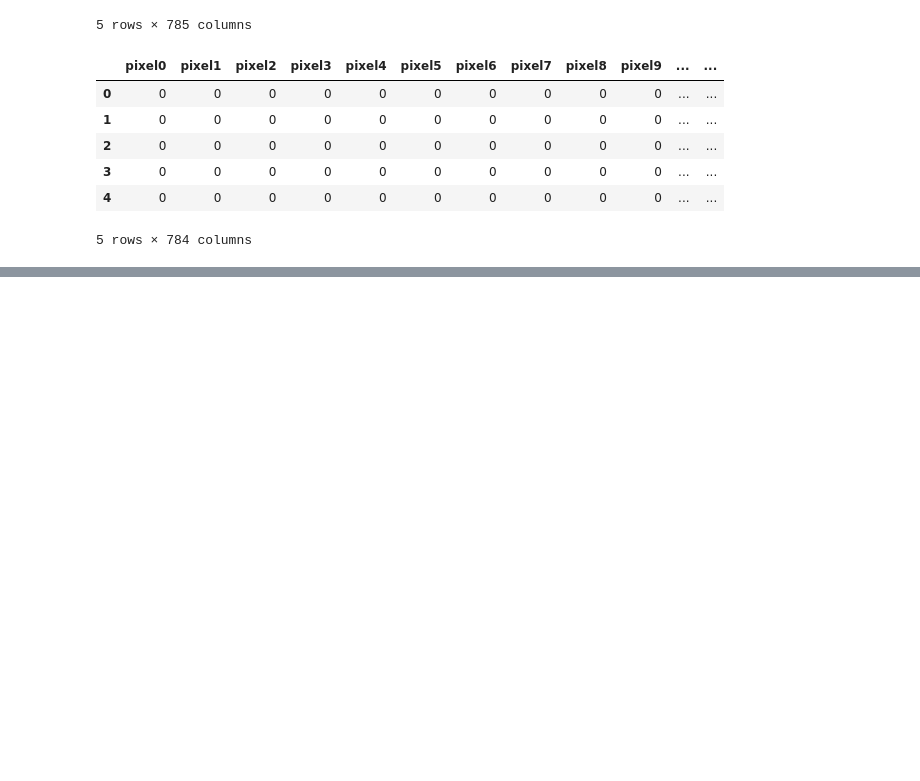
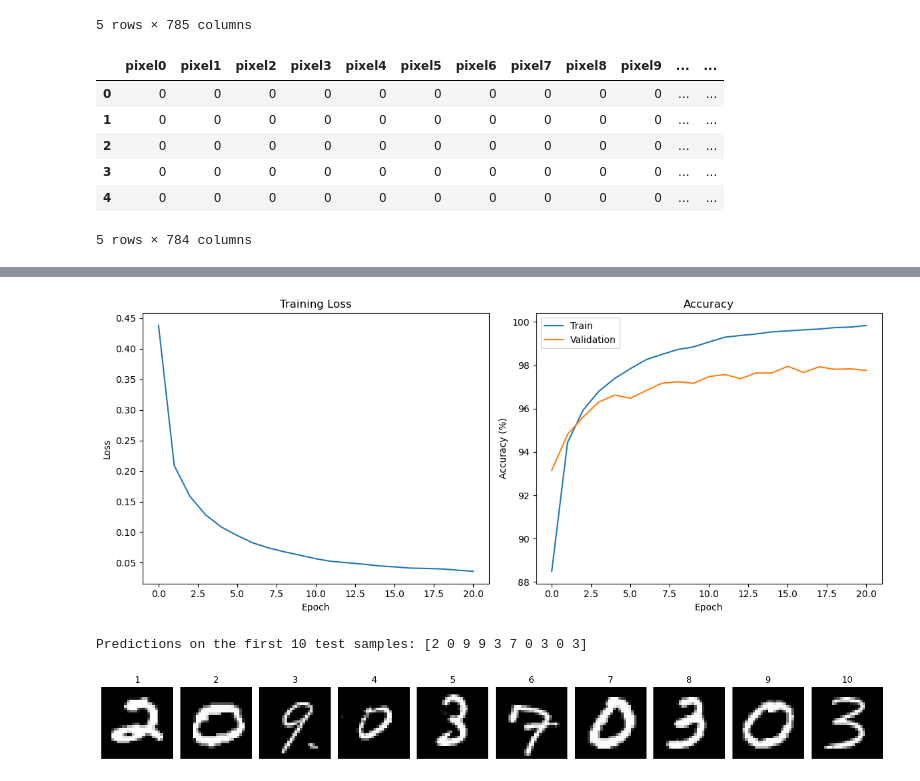
Before and after one commit to orbin123/Neural-Network_Scratch, a Jupyter notebook: NN_scratch.ipynb, the cells around one changed output, grey strips where cells are left out. Saved outputs shown, nothing was run; the diff lists cells and outputs as text; code cells hidden in the pictures; blank space fills up the shorter version.

```diff
--- a/NN_scratch.ipynb
+++ b/NN_scratch.ipynb
@@ -56,0 +177,6 @@ parameters = initialize_parameters(n_x, n_h, n_y)
+# %%
+# Function to compute prediction accuracy
+def compute_accuracy(predictions, labels):
+    if labels.ndim > 1:  # If labels are one-hot encoded
+        labels = np.argmax(labels, axis=1)
+    return np.mean(predictions == labels) * 100
@@ -56,0 +215,28 @@ parameters = initialize_parameters(n_x, n_h, n_y)
+# %%
+# Feature engineering function - adds some additional features to improve accuracy
+def add_features(X):
+    # Calculate average pixel intensity for each image
+    avg_intensity = np.mean(X, axis=1, keepdims=True)
+
+    # Calculate standard deviation of pixel intensities
+    std_intensity = np.std(X, axis=1, keepdims=True)
+
+    # Reshape to 28x28 to extract more features
+    X_img = X.reshape(-1, 28, 28)
+
+    # Calculate horizontal and vertical symmetry (useful for digits like 0, 8)
+    h_symmetry = np.mean(np.abs(X_img - X_img[:, :, ::-1]), axis=(1, 2)).reshape(-1, 1)
+    v_symmetry = np.mean(np.abs(X_img - X_img[:, ::-1, :]), axis=(1, 2)).reshape(-1, 1)
+
+    # Combine all features
+    X_enhanced = np.hstack((X, avg_intensity, std_intensity, h_symmetry, v_symmetry))
+
+    return X_enhanced
+# %%
+# Apply feature engineering
+X_train_enhanced = add_features(X_train)
+X_val_enhanced = add_features(X_val)
+X_test_enhanced = add_features(X_test)
+# %%
+# Updated input size with additional features
+n_x = X_train_enhanced.shape[1]
@@ -56,0 +367,6 @@ parameters = initialize_parameters(n_x, n_h, n_y)
+# %%
+# Train the model
+print("Starting optimized MNIST training...")
+parameters = improved_model(X_train_enhanced, y_train_encoded, X_val_enhanced, y_val_encoded,
+                          n_x, n_h, n_y, num_epochs=30, learning_rate=0.001)
+# %% [output]
@@ -56,0 +390,24 @@ parameters = initialize_parameters(n_x, n_h, n_y)
+[figure, added]
+# %%
+# Make predictions on test data
+predictions = predict(X_test_enhanced, parameters)
+
+# Print sample predictions
+print("Predictions on the first 10 test samples:", predictions[:10])
+# %% [output]
+Predictions on the first 10 test samples: [2 0 9 9 3 7 0 3 0 3]
+# %%
+def print_test_samples(X_test, num_samples=10):
+    plt.figure(figsize=(15, 3))  # Increased figure size for better spacing
+    for i in range(num_samples):
+        plt.subplot(1, num_samples, i + 1)
+        plt.imshow(X_test[i].reshape(28, 28), cmap="gray")
+        plt.title(f"{i+1}", fontsize=12)  # Display the sample number as title
+        plt.axis("off")
+    plt.tight_layout(pad=1.0)  # Add padding between subplots
+    plt.show()
+
+# Call the function to print the first 10 test samples
+print_test_samples(X_test, num_samples=10)
+# %% [output]
+[figure, added]
```
Also changed, not shown: parts of 24 cells of this notebook.
